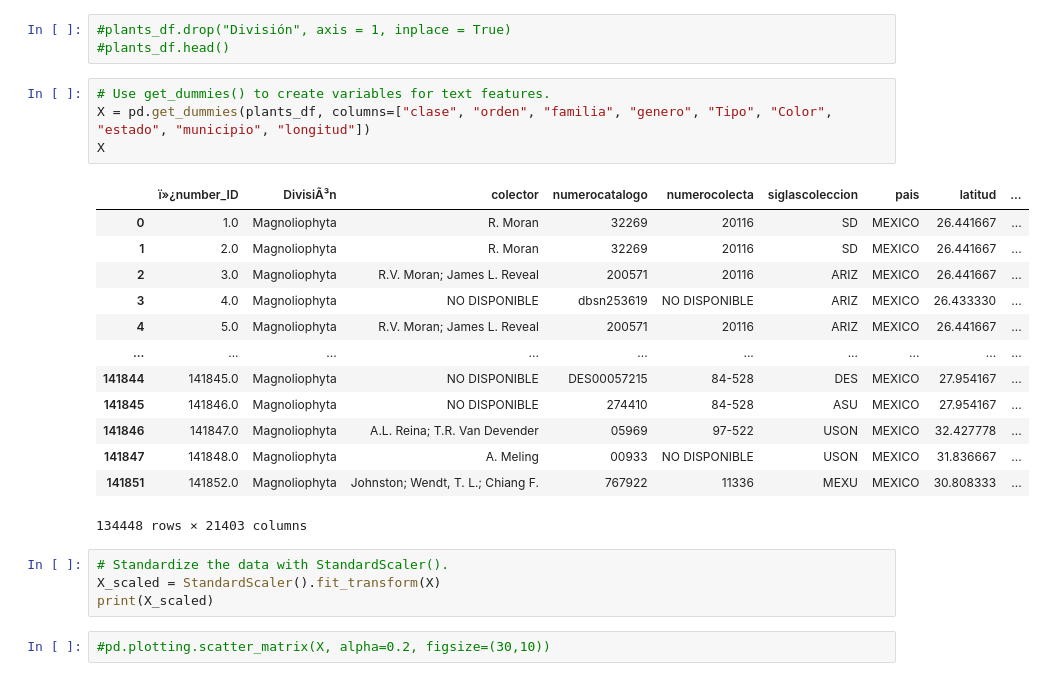
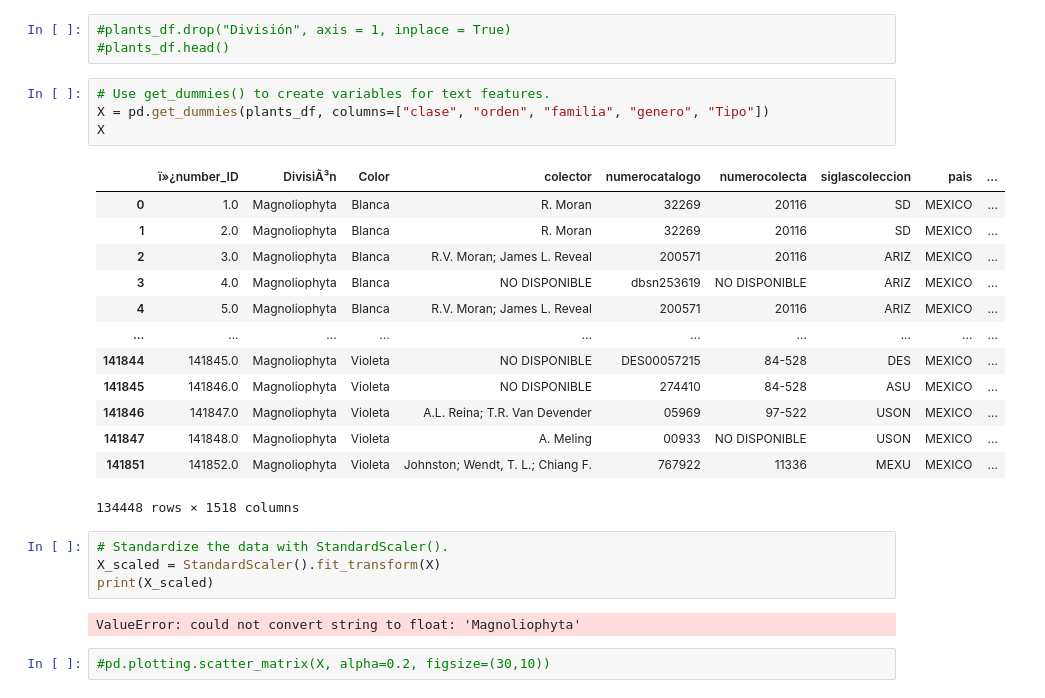
Before and after one commit to macosta2015/Unsupervised-Model-for-PlantAllocation, a Jupyter notebook: Unsupervisedmodel (clustering)-Copy1.ipynb, the cells around one changed output. Drawn from its saved outputs; the diff is of its cells as text.

```diff
--- a/Unsupervisedmodel (clustering)-Copy1.ipynb
+++ b/Unsupervisedmodel (clustering)-Copy1.ipynb
@@ -196,26 +199,28 @@ See the caveats in the documentation: https://pandas.pydata.org/pandas-docs/stab
 #plants_df.head()
 # %%
 # Use get_dummies() to create variables for text features.
-X = pd.get_dummies(plants_df, columns=["clase", "orden", "familia", "genero", "Tipo", "Color", "estado", "municipio", "longitud"])
+X = pd.get_dummies(plants_df, columns=["clase", "orden", "familia", "genero", "Tipo"])
 X
 # %% [output]
-|  | ï»¿number_ID | DivisiÃ³n | colector | numerocatalogo | numerocolecta | siglascoleccion | pais | latitud | ... |
-| 0 | 1.0 | Magnoliophyta | R. Moran | 32269 | 20116 | SD | MEXICO | 26.441667 | ... |
-| 1 | 2.0 | Magnoliophyta | R. Moran | 32269 | 20116 | SD | MEXICO | 26.441667 | ... |
-| 2 | 3.0 | Magnoliophyta | R.V. Moran; James L. Reveal | 200571 | 20116 | ARIZ | MEXICO | 26.441667 | ... |
-| 3 | 4.0 | Magnoliophyta | NO DISPONIBLE | dbsn253619 | NO DISPONIBLE | ARIZ | MEXICO | 26.433330 | ... |
-| 4 | 5.0 | Magnoliophyta | R.V. Moran; James L. Reveal | 200571 | 20116 | ARIZ | MEXICO | 26.441667 | ... |
+|  | ï»¿number_ID | DivisiÃ³n | Color | colector | numerocatalogo | numerocolecta | siglascoleccion | pais | ... |
+| 0 | 1.0 | Magnoliophyta | Blanca | R. Moran | 32269 | 20116 | SD | MEXICO | ... |
+| 1 | 2.0 | Magnoliophyta | Blanca | R. Moran | 32269 | 20116 | SD | MEXICO | ... |
+| 2 | 3.0 | Magnoliophyta | Blanca | R.V. Moran; James L. Reveal | 200571 | 20116 | ARIZ | MEXICO | ... |
+| 3 | 4.0 | Magnoliophyta | Blanca | NO DISPONIBLE | dbsn253619 | NO DISPONIBLE | ARIZ | MEXICO | ... |
+| 4 | 5.0 | Magnoliophyta | Blanca | R.V. Moran; James L. Reveal | 200571 | 20116 | ARIZ | MEXICO | ... |
 | ... | ... | ... | ... | ... | ... | ... | ... | ... | ... |
-| 141844 | 141845.0 | Magnoliophyta | NO DISPONIBLE | DES00057215 | 84-528 | DES | MEXICO | 27.954167 | ... |
-| 141845 | 141846.0 | Magnoliophyta | NO DISPONIBLE | 274410 | 84-528 | ASU | MEXICO | 27.954167 | ... |
-| 141846 | 141847.0 | Magnoliophyta | A.L. Reina; T.R. Van Devender | 05969 | 97-522 | USON | MEXICO | 32.427778 | ... |
-| 141847 | 141848.0 | Magnoliophyta | A. Meling | 00933 | NO DISPONIBLE | USON | MEXICO | 31.836667 | ... |
-| 141851 | 141852.0 | Magnoliophyta | Johnston; Wendt, T. L.; Chiang F. | 767922 | 11336 | MEXU | MEXICO | 30.808333 | ... |
+| 141844 | 141845.0 | Magnoliophyta | Violeta | NO DISPONIBLE | DES00057215 | 84-528 | DES | MEXICO | ... |
+| 141845 | 141846.0 | Magnoliophyta | Violeta | NO DISPONIBLE | 274410 | 84-528 | ASU | MEXICO | ... |
+| 141846 | 141847.0 | Magnoliophyta | Violeta | A.L. Reina; T.R. Van Devender | 05969 | 97-522 | USON | MEXICO | ... |
+| 141847 | 141848.0 | Magnoliophyta | Violeta | A. Meling | 00933 | NO DISPONIBLE | USON | MEXICO | ... |
+| 141851 | 141852.0 | Magnoliophyta | Violeta | Johnston; Wendt, T. L.; Chiang F. | 767922 | 11336 | MEXU | MEXICO | ... |
-134448 rows × 21403 columns
+134448 rows × 1518 columns
 # %%
 # Standardize the data with StandardScaler().
 X_scaled = StandardScaler().fit_transform(X)
 print(X_scaled)
+# %% [output]
+ValueError: could not convert string to float: 'Magnoliophyta'
 # %%
 #pd.plotting.scatter_matrix(X, alpha=0.2, figsize=(30,10))
 # %%
```
Also changed, not shown: parts of 1 cell of this notebook.
